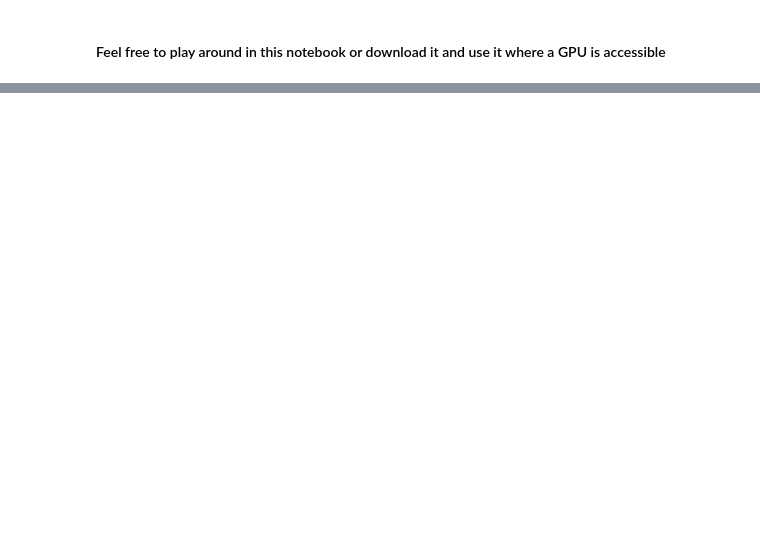
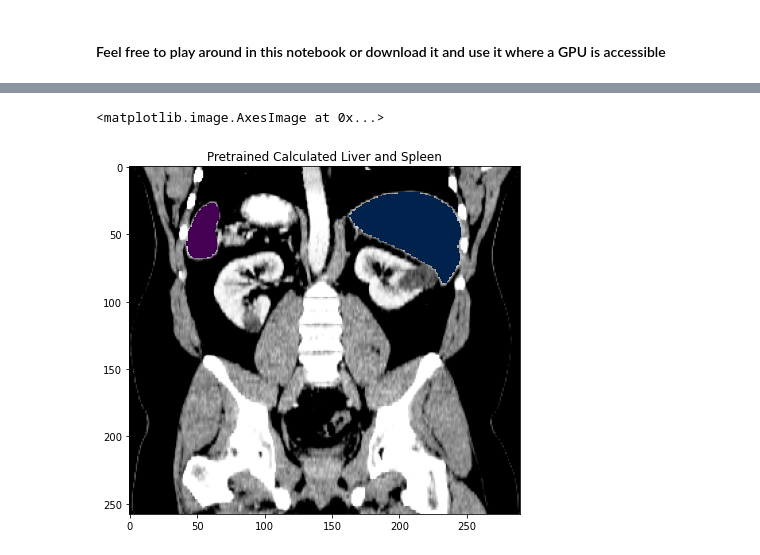
Before and after one commit to bkopchick/MonaiTesting, a Jupyter notebook: SpleenSeg_Pretrained.ipynb, the cells around one changed output, grey strips where cells are left out. Saved outputs shown, nothing was run; the diff lists cells and outputs as text; code cells hidden in the pictures; blank space fills up the shorter version.

```diff
--- a/SpleenSeg_Pretrained.ipynb
+++ b/SpleenSeg_Pretrained.ipynb
@@ -463,0 +530,12 @@ plt.imshow(np.rot90(test_outputs[0].cpu().numpy()[1][:,:,200]), cmap='cividis',
+# %%
+sliceval = 110
+maskedliv = np.ma.masked_where(test_outputsliv[0].cpu().numpy()[1][:,sliceval,:] == 0, test_outputsliv[0].cpu().numpy()[1][:,sliceval,:])
+maskedspleen = np.ma.masked_where(test_outputs[0].cpu().numpy()[1][:,sliceval,:] == 0, test_outputs[0].cpu().numpy()[1][:,sliceval,:])
+fig = plt.figure(frameon=False, figsize=(7,7))
+plt.title('Pretrained Calculated Liver and Spleen')
+plt.imshow(np.rot90(test_ds[0]['image'][0][:,sliceval,:]), cmap='Greys_r')
+plt.imshow(np.rot90(maskedliv), cmap='cividis', alpha=1.0)
+plt.imshow(np.rot90(maskedspleen), cmap='viridis', alpha=1.0)
+# %% [output]
+<matplotlib.image.AxesImage at 0x...>
+[figure, added]
```
Also changed, not shown: parts of 8 cells of this notebook.
